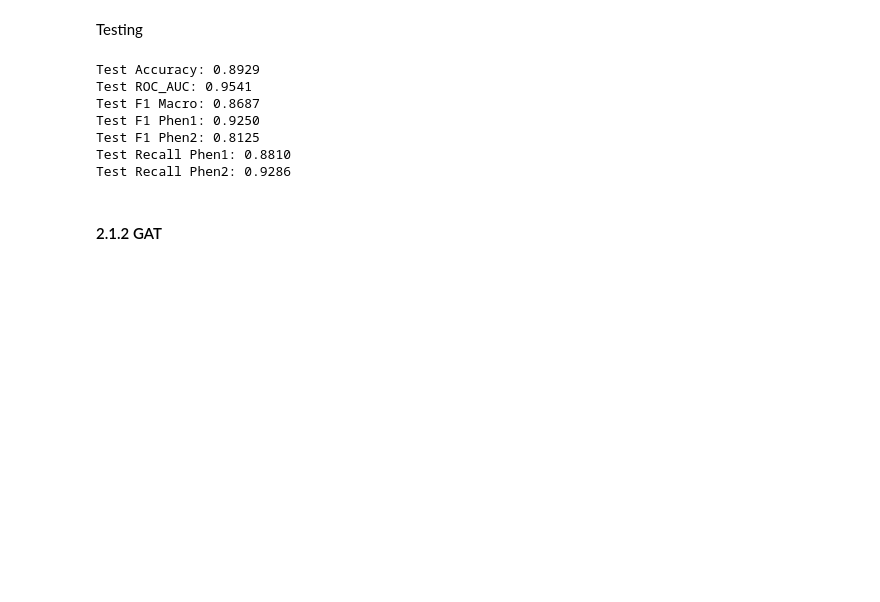
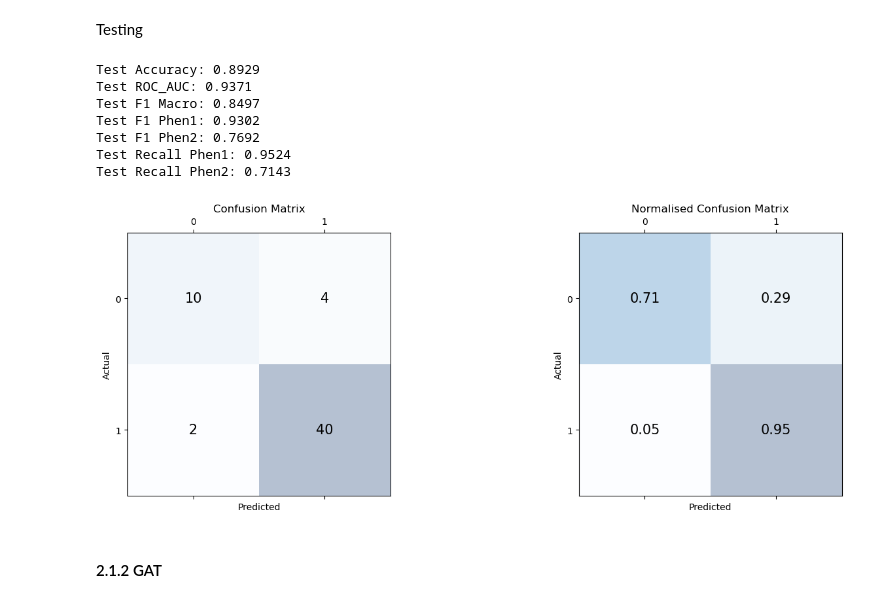
Before and after one commit to YvesMG1/Deep-Learning-Project, a Jupyter notebook: GNN_implementation_v3_yves.ipynb, the cells around one changed output. Cells and saved outputs as stored; diff of their text form; code cells hidden in the pictures; blank space fills up the shorter version.

```diff
--- a/GNN_implementation_v3_yves.ipynb
+++ b/GNN_implementation_v3_yves.ipynb
@@ -177,38 +166,46 @@ Average validation precision_phen2: 0.941 +/- 0.05
 # %% [markdown]
 Testing
 # %%
-# run full training on best model
-num_epochs = 800
-save_path = "trained_models/ResGCN"
-run_training(create_model_fn, loss_fn, optimizer_fn, scheduler_fn, train_graph_data, batch_size, num_epochs, device, save_path, use_scheduler = True)
+# load trained models
+models = []
+for i in range(5):
+    model = ResGCN(train_graph_data[0].num_features, layer_configs, mlp_config, 2).to(device)
+    model.load_state_dict(torch.load(f"trained_models/AKI_ResGCN_fold_{i + 1}.pt"))
+    model.eval()
+    models.append(model)
 
-# test data
+# Load test data
 test_loader = DataLoader(test_graph_data, batch_size=1)
 
-# load model on test data
-model = ResGCN(train_graph_data[0].num_features, layer_configs, mlp_config, 2).to(device)
-model.load_state_dict(torch.load(f"{save_path}.pt"))
-model.eval()
+# Ensemble prediction and probability of positive class
+ensemble_preds, ensemble_prob_pos_class = test(test_loader, models, device)
 
-# test
-_, test_confusion_matrix, test_roc_auc = validate(test_loader, model, loss_fn, device)
-recall_phen1, recall_phen2, precision_phen1, precision_phen2, accuracy, f1_phen1, f1_phen2, f1_macro= calculate_metrics(test_confusion_matrix)
+# True labels for metrics calculation
+true_labels = np.concatenate([batch.y.cpu().numpy() for batch in test_loader])
 
+# Calculate confusion matrix and AUC
+test_confusion_matrix = confusion_matrix(true_labels, ensemble_preds, labels=[0, 1])
+test_roc_auc = roc_auc_score(true_labels, ensemble_prob_pos_class)
+recall_phen1, recall_phen2, precision_phen1, precision_phen2, accuracy, f1_phen1, f1_phen2, f1_macro = calculate_metrics(test_confusion_matrix)
+
+# Print metrics
 print(f"Test Accuracy: {accuracy:.4f}")
 print(f"Test ROC_AUC: {test_roc_auc:.4f}")
 print(f"Test F1 Macro: {f1_macro:.4f}")
 print(f"Test F1 Phen1: {f1_phen1:.4f}")
 print(f"Test F1 Phen2: {f1_phen2:.4f}")
 print(f"Test Recall Phen1: {recall_phen1:.4f}")
 print(f"Test Recall Phen2: {recall_phen2:.4f}")
+plot_confusion_matrix(test_confusion_matrix, use = 'test')
 # %% [output]
 Test Accuracy: 0.8929
-Test ROC_AUC: 0.9541
-Test F1 Macro: 0.8687
-Test F1 Phen1: 0.9250
-Test F1 Phen2: 0.8125
-Test Recall Phen1: 0.8810
-Test Recall Phen2: 0.9286
+Test ROC_AUC: 0.9371
+Test F1 Macro: 0.8497
+Test F1 Phen1: 0.9302
+Test F1 Phen2: 0.7692
+Test Recall Phen1: 0.9524
+Test Recall Phen2: 0.7143
+[figure, added]
 # %% [markdown]
 #### 2.1.2 GAT
 # %% [markdown]
```
Also changed, not shown: parts of 28 cells of this notebook, 26 other files.
